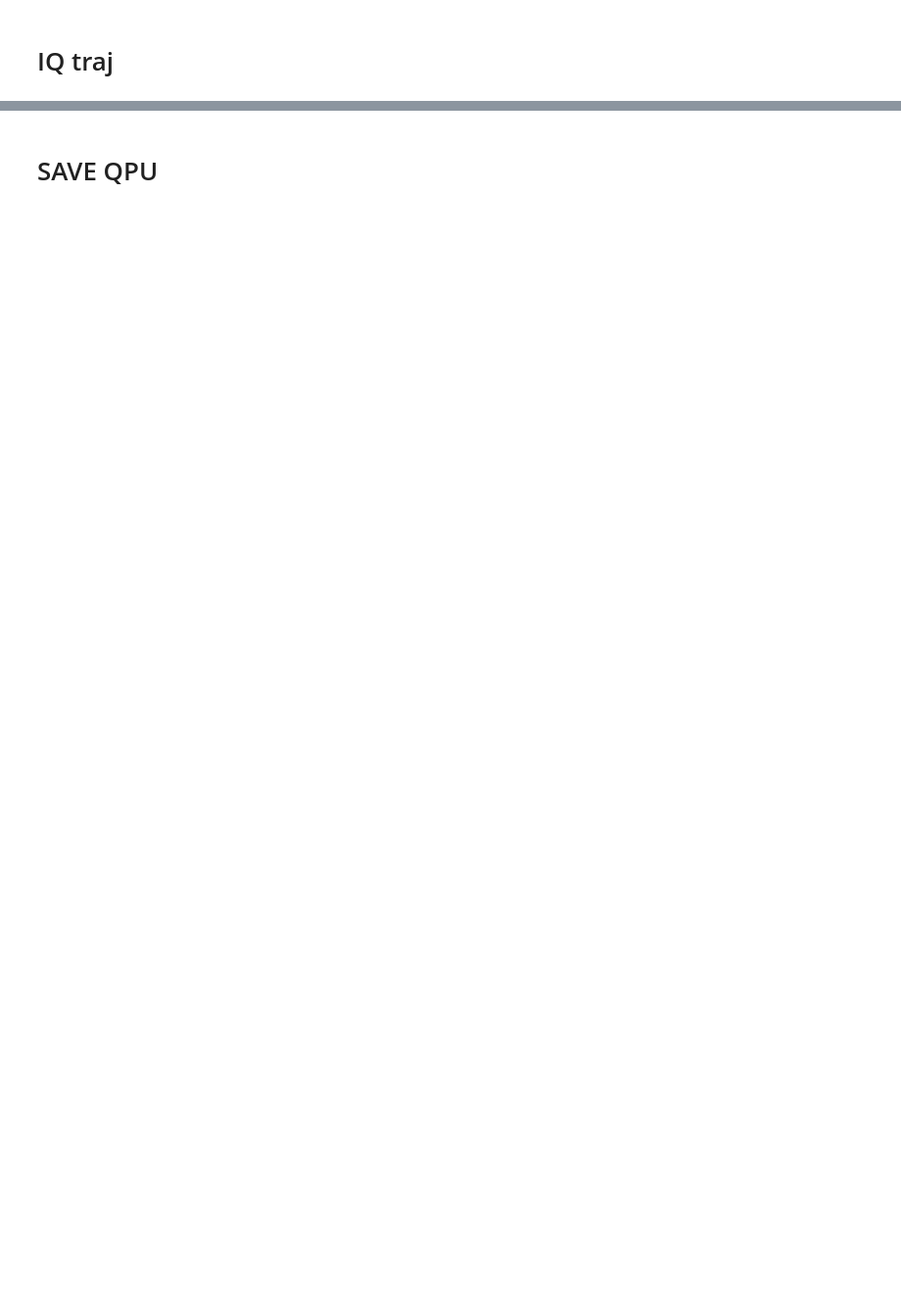
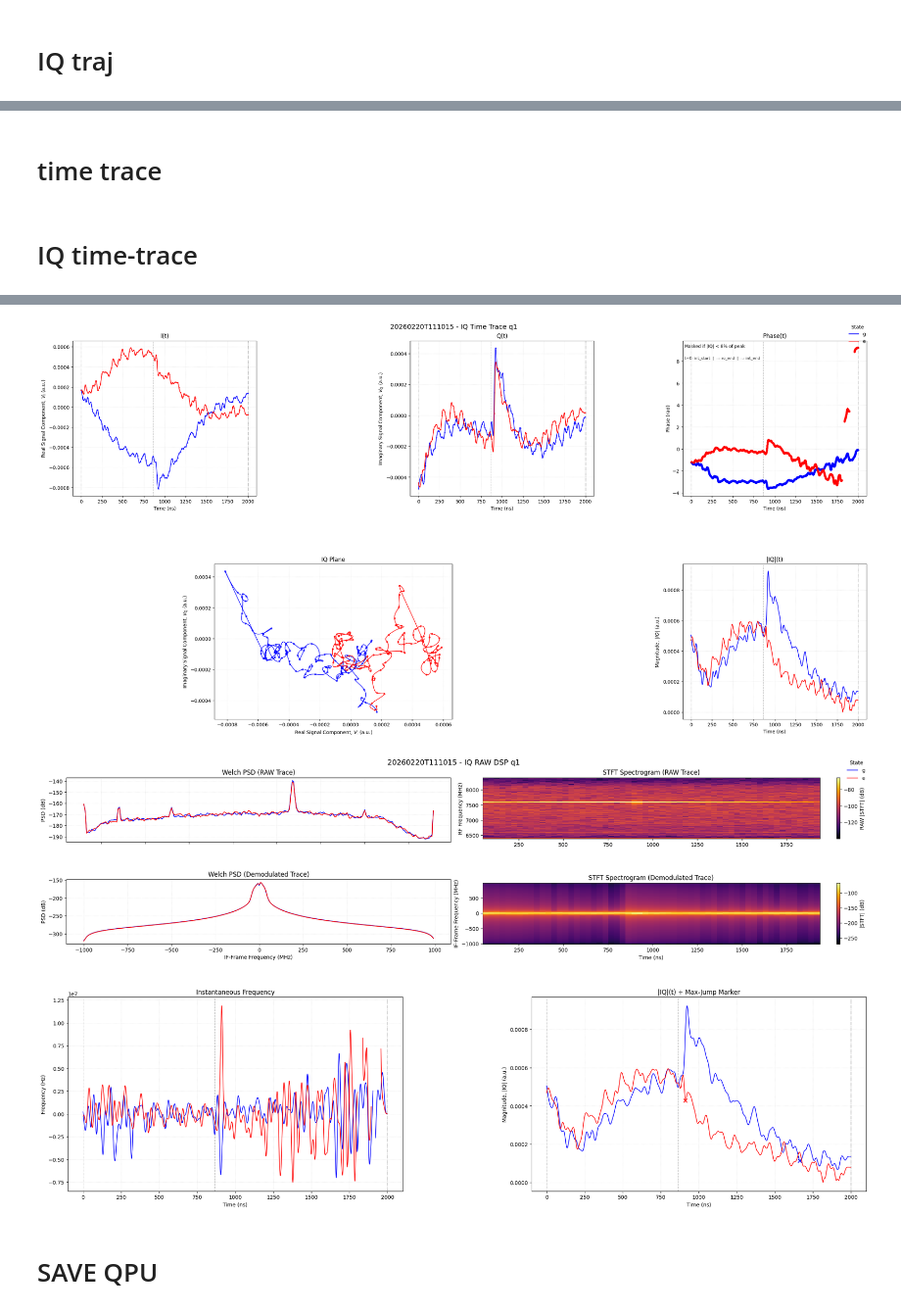
Before and after one commit to yalgaeahn/qubit-experiment, a Jupyter notebook: examples/selectiveRIP/readout_optimization.ipynb, the cells around one changed output, grey strips where cells are left out. Shown at 98% size. Cells and saved outputs as stored; diff of their text form; code cells hidden in the pictures; blank space fills up the shorter version.

```diff
--- a/examples/selectiveRIP/readout_optimization.ipynb
+++ b/examples/selectiveRIP/readout_optimization.ipynb
@@ -2,6 +4,8 @@
 import numpy as np
 from pprint import pprint
 from copy import deepcopy
+import sys
+from pathlib import Path
 
 
 from laboneq.contrib.example_helpers.generate_descriptor import generate_descriptor
@@ -32,7 +36,12 @@ from laboneq.dsl.enums import ModulationType
 
 #descriptor
 #setup = DeviceSetup.from_descriptor(yaml_text=descriptor, server_host="192.168.0.83")
-setup = DeviceSetup.from_yaml(filepath="/Users/yalgaeahn/JSAHN/qubit-experiment/examples/selectiveRIP/Descriptors/1port.yaml" , server_host="192.168.0.83")
+descriptor_candidates = [
+    Path("examples/selectiveRIP/Descriptors/1port.yaml"),
+    Path("Descriptors/1port.yaml"),
+]
+descriptor_path = next((p for p in descriptor_candidates if p.exists()), descriptor_candidates[0])
+setup = DeviceSetup.from_yaml(filepath=str(descriptor_path.resolve()), server_host="192.168.0.83")
 #setup
 setup.instruments[0].device_options = 'SHFQC/PLUS/QC6CH'
 #setup.instruments
@@ -70,6 +79,13 @@ for qubit in qubit_ids:
                 local_oscillator=Oscillator(frequency=frequency),
                 oscillator=oscillator,
             )
+
+project_root = next(
+    (p for p in [Path.cwd(), *Path.cwd().parents] if (p / "qpu_types").exists() and (p / "helper.py").exists()),
+    Path.cwd(),
+)
+if str(project_root) not in sys.path:
+    sys.path.insert(0, str(project_root))
 
 from qpu_types.fixed_transmon import FixedTransmonQubit, FixedTransmonQubitParameters
 from qpu_types.bus_cavity import BusCavity, BusCavityParameters
@@ -442,6 +456,8 @@ print(dispersive_result.tasks['analysis_workflow'].output)
 # %% [markdown]
 # Converged Readout Optimization process
 “목표 fidelity를 만족하는 최소 amplitude/최소 length”를 선택하는 전략으로 바꾸면서 readout length sweep 이전에 readout amplitude sweep 하게끔 바꿈
+# %%
+qubits[2].parameters.readout_integration_delay = 200e-9
 # %%
 # [READOUT_OPT_V2_CONFIG]
 # Converged readout optimization (MID/QND 제외):
@@ -1263,0 +1529,2 @@ DRIVE range (dBm) : 10, READOUT range (dBm) : 0
+# %% [markdown]
+# time trace
@@ -1263,0 +1566,53 @@ DRIVE range (dBm) : 10, READOUT range (dBm) : 0
+# %% [markdown]
+# IQ time-trace
+# %%
+import importlib
+import analysis.iq_time_trace as a_iqt
+import experiments.iq_time_trace as e_iqt
+from IPython.display import display
+
+importlib.reload(a_iqt)
+importlib.reload(e_iqt)
+
+###################################################################################
+q=qubits[1]
+temporary_parameters = {}
+temp_pars =deepcopy(q.parameters)
+#temp_pars.readout_integration_delay = 200e-9
+temp_pars.readout_integration_length = 2.0e-6
+#temp_pars.readout_length = 1e-6
+#temp_pars.readout_pulse['sigma'] = 0.1
+temporary_parameters[q.uid] = temp_pars
+#######################################################################
+print(f"DRIVE range (dBm) : {q.parameters.drive_range}, READOUT range (dBm) : {q.parameters.readout_range_out}")
+print(q.readout_parameters())
+#######################################################################
+opts = e_iqt.experiment_workflow.options()
+#options.count(2**14)
+opts.do_analysis(True)
+opts.apply_software_demodulation(True)
+opts.apply_lpf_after_demodulation(True)
+opts.count(1024*7)
+opts.lpf_cutoff_frequency_hz(30e6)
+
+
+#print(workflow.show_fields(options))
+
+###################################################################
+iq_t = e_iqt.experiment_workflow(
+    session=session,
+    qpu=qpu,
+    qubits=q,
+    options=opts,
+    states='ge',
+    temporary_parameters=temporary_parameters
+)
+
+iq_trace_result = iq_t.run()
+#qubit_spec_compiled = session.compile(amplitude_rabi.create_experiment(qpu=qpu,qubit=q,amplitudes=amplitudes, options=options))
+display(iq_trace_result.tasks['analysis_workflow'].tasks['plot_iq_time_traces'].output[q.uid])
+try:
+    display(iq_trace_result.tasks['analysis_workflow'].tasks['plot_iq_dsp'].output[q.uid])
+except KeyError:
+    pass
+# %% [output]
@@ -1264,3 +1636,5 @@ DRIVE range (dBm) : 10, READOUT range (dBm) : 0
+[figure, added]
+[figure, added]
 # %% [markdown]
 # SAVE QPU
 # %%
```
Also changed, not shown: parts of 19 cells of this notebook, 12 other files.
